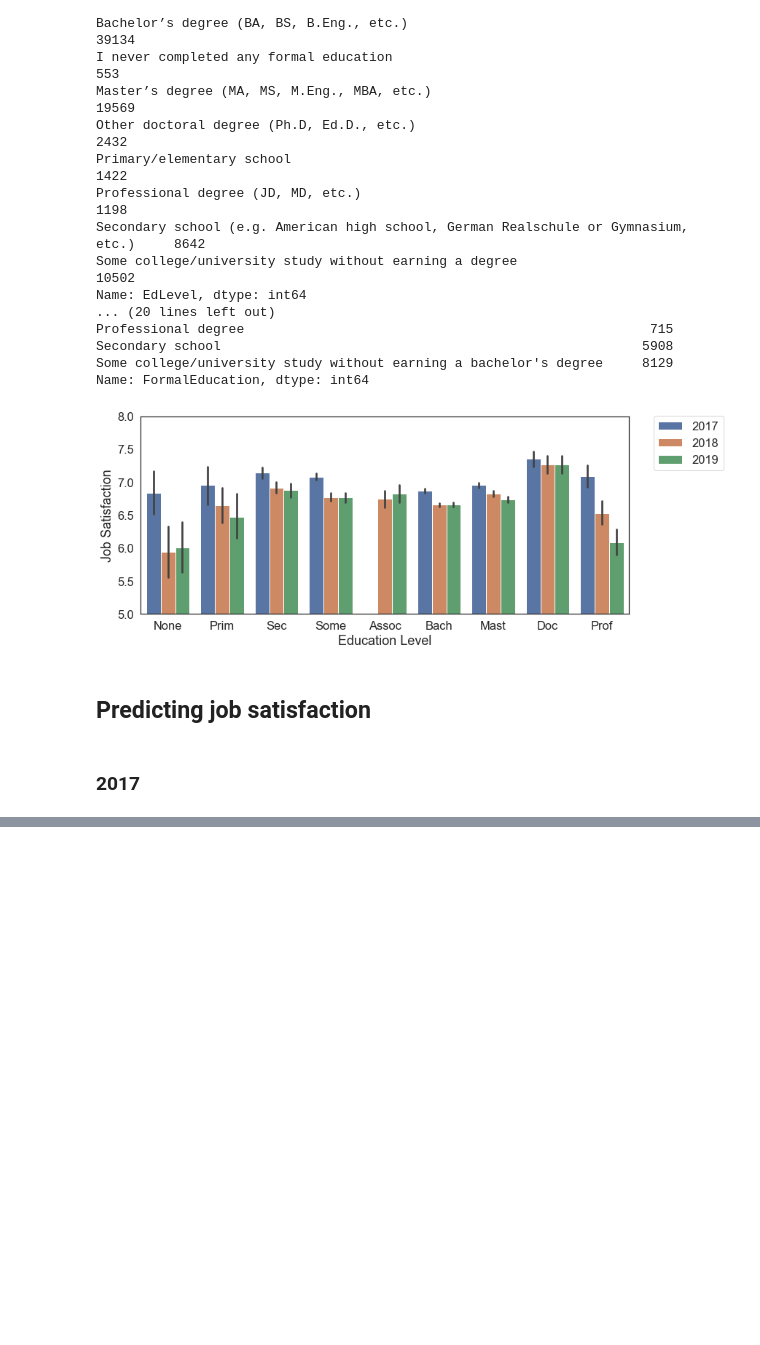
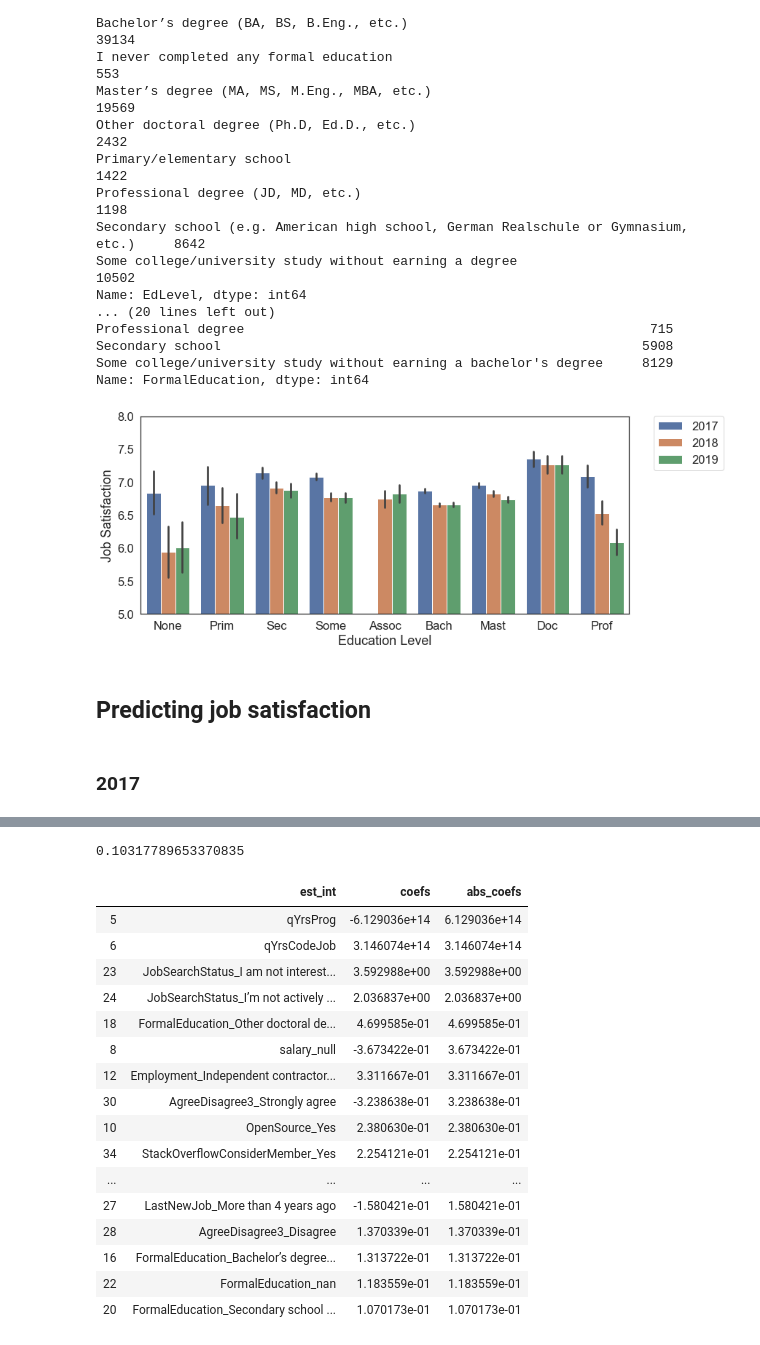
Before and after one commit to dsduncan/udsn_blogpost, a Jupyter notebook: dev_happiness.ipynb, the cells around one changed output, grey strips where cells are left out. Drawn from its saved outputs; the diff is of its cells as text; code cells hidden in the pictures; blank space fills up the shorter version.

Commit message:
Fit for 2018, only a bit worse than it was

```diff
--- a/dev_happiness.ipynb
+++ b/dev_happiness.ipynb
@@ -323,0 +393,6 @@ coef_df.head(20)
+# %%
+
+df18_mod['lang_have_cnt'] = lang_cnt(df18_mod, "LanguageWorkedWith")
+df18_mod['lang_want_cnt'] = lang_cnt(df18_mod, "LanguageDesireNextYear")
+df18_mod['dbs_have_cnt'] = lang_cnt(df18_mod, "DatabaseWorkedWith")
+df18_mod['dbs_want_cnt'] = lang_cnt(df18_mod, "DatabaseDesireNextYear")
@@ -323,0 +412,16 @@ coef_df.head(20)
+# %%
+# Get categorical variables, make dummies, and remove rare ones
+df18_mod_cat = df18_mod.loc[:,[
+    "Hobby", "OpenSource", "Employment", "Student",
+    "FormalEducation", "JobSearchStatus", "LastNewJob",
+    "AgreeDisagree3", "StackOverflowConsiderMember",
+    ]].copy().replace({pd.np.nan:None})
+
+df18_mod_dum = pd.get_dummies(
+    df18_mod_cat, prefix=df18_mod_cat.columns, prefix_sep="_",
+    dummy_na=True, drop_first=True)
+
+df18_mod_dum = df18_mod_dum.loc[:, df18_mod_dum.mean() >= 0.01]
+# %%
+# Combine categorical and quantitative variables
+df18_mod_rdy = pd.concat([df18_mod_qnt, df18_mod_dum], axis=1)
@@ -323,0 +448,40 @@ coef_df.head(20)
+# %%
+# Split data, train model, see how it did
+
+y18 = df18_mod_rdy['qJobSat'].copy()
+X18 = df18_mod_rdy.drop(['qJobSat'], axis=1).copy()
+# #Split into train and test
+X18_train, X18_test, y18_train, y18_test = train_test_split(X18, y18, test_size = .30, random_state=171819)
+
+lm18 = LinearRegression(normalize=True)
+lm18.fit(X18_train, y18_train) #Fit
+
+# Test training
+pred18_train = lm18.predict(X18_train)
+r2_score(y18_train, pred18_train)
+# %% [output]
+0.10317789653370835
+# %%
+#Use the function
+coef_df = coef_weights(lm18, X18_train)
+
+#A quick look at the top results
+coef_df.head(20)
+# %% [output]
+|  | est_int | coefs | abs_coefs |
+| 5 | qYrsProg | -6.129036e+14 | 6.129036e+14 |
+| 6 | qYrsCodeJob | 3.146074e+14 | 3.146074e+14 |
+| 23 | JobSearchStatus_I am not interest... | 3.592988e+00 | 3.592988e+00 |
+| 24 | JobSearchStatus_I’m not actively ... | 2.036837e+00 | 2.036837e+00 |
+| 18 | FormalEducation_Other doctoral de... | 4.699585e-01 | 4.699585e-01 |
+| 8 | salary_null | -3.673422e-01 | 3.673422e-01 |
+| 12 | Employment_Independent contractor... | 3.311667e-01 | 3.311667e-01 |
+| 30 | AgreeDisagree3_Strongly agree | -3.238638e-01 | 3.238638e-01 |
+| 10 | OpenSource_Yes | 2.380630e-01 | 2.380630e-01 |
+| 34 | StackOverflowConsiderMember_Yes | 2.254121e-01 | 2.254121e-01 |
+| ... | ... | ... | ... |
+| 27 | LastNewJob_More than 4 years ago | -1.580421e-01 | 1.580421e-01 |
+| 28 | AgreeDisagree3_Disagree | 1.370339e-01 | 1.370339e-01 |
+| 16 | FormalEducation_Bachelor’s degree... | 1.313722e-01 | 1.313722e-01 |
+| 22 | FormalEducation_nan | 1.183559e-01 | 1.183559e-01 |
+| 20 | FormalEducation_Secondary school ... | 1.070173e-01 | 1.070173e-01 |
```
Also changed, not shown: parts of 13 cells of this notebook.
